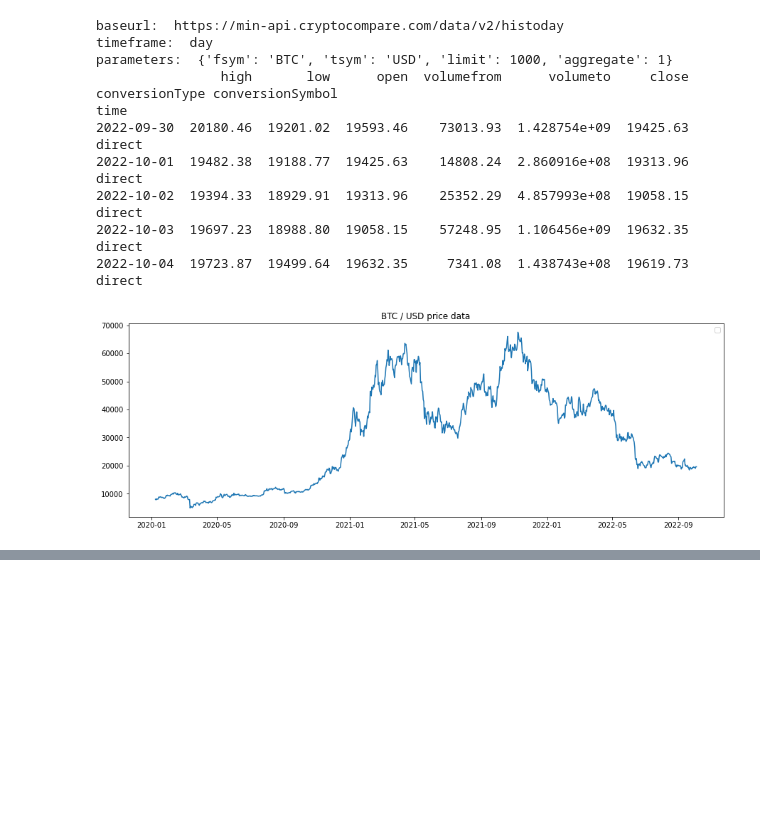
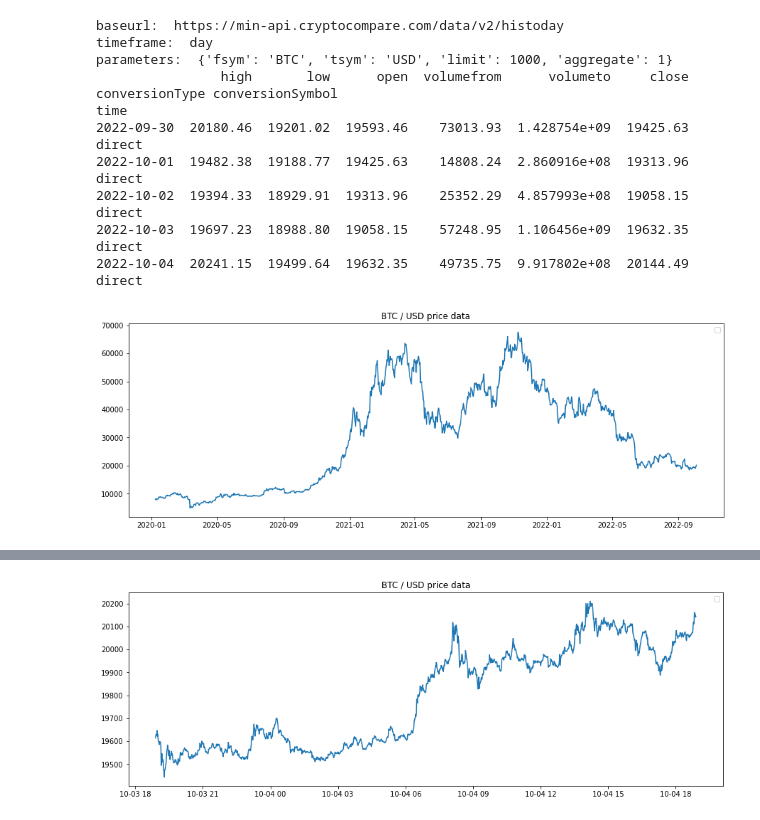
Before and after one commit to George-Koumellis/Bitcoin-buy-or-sell-kaggle, a Jupyter notebook: notebookf2c3c98872.ipynb, the cells around one changed output, grey strips where cells are left out. Cells and saved outputs as stored; diff of their text form; code cells hidden in the pictures; blank space fills up the shorter version.

```diff
--- a/notebookf2c3c98872.ipynb
+++ b/notebookf2c3c98872.ipynb
@@ -85,10 +76,16 @@ def plot_data(df, cryptocurrency, target_currency):
 cryptocurrency = 'BTC'
 target_currency = 'USD'
 
+# print a graph with daily values
 data = get_hist_data(cryptocurrency, target_currency, 'day', 1000)
 df = data_to_dataframe(data)
 
 plot_data(df, cryptocurrency, target_currency)
+
+# print a graph with minutely values from the past 24 hours
+minute_data = get_hist_data(cryptocurrency, target_currency, 'minute', 1440)
+minute_df = data_to_dataframe(minute_data)
+plot_data(minute_df, cryptocurrency, target_currency)
 # %% [output]
 baseurl:  https://min-api.cryptocompare.com/data/v2/histoday
 timeframe:  day
@@ -99,5 +96,5 @@ time
 2022-10-01  19482.38  19188.77  19425.63    14808.24  2.860916e+08  19313.96         direct
 2022-10-02  19394.33  18929.91  19313.96    25352.29  4.857993e+08  19058.15         direct
 2022-10-03  19697.23  18988.80  19058.15    57248.95  1.106456e+09  19632.35         direct
-2022-10-04  19723.87  19499.64  19632.35     7341.08  1.438743e+08  19619.73         direct
+2022-10-04  20241.15  19499.64  19632.35    49735.75  9.917802e+08  20144.49         direct
 [figure]
@@ -103,0 +111 @@ time
+[figure, added]
```
Also changed, not shown: parts of 10 cells of this notebook.
